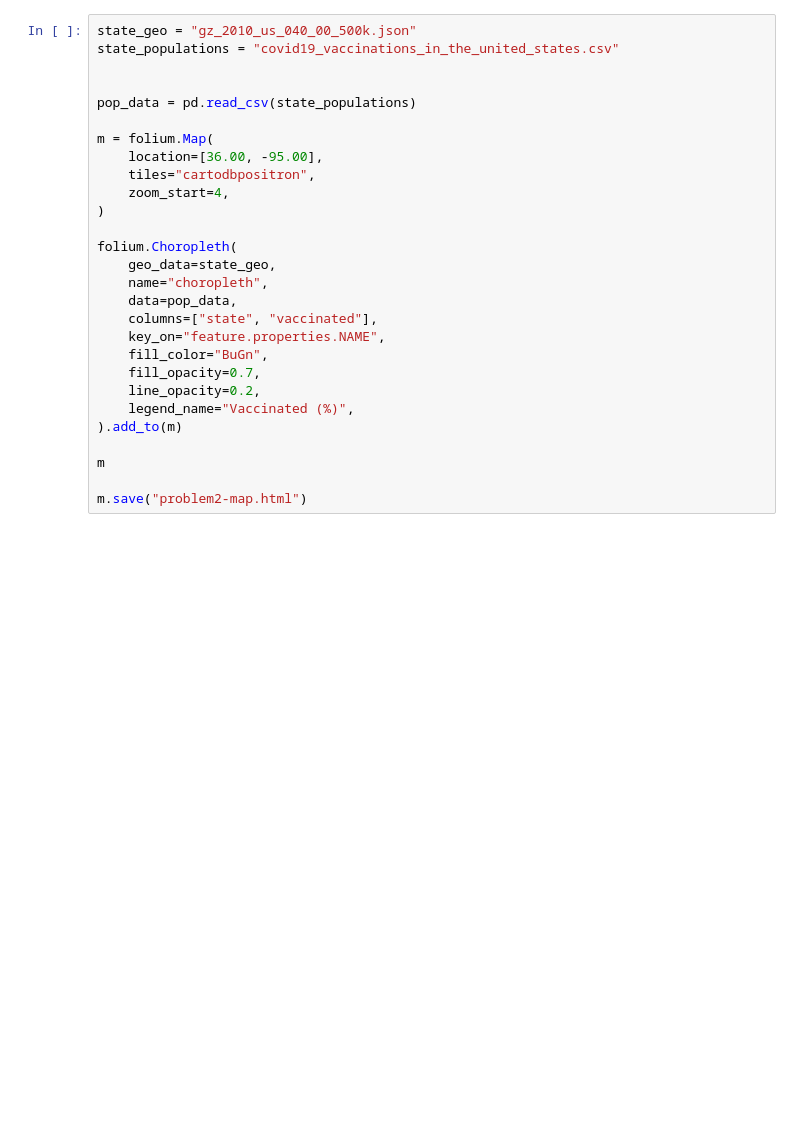
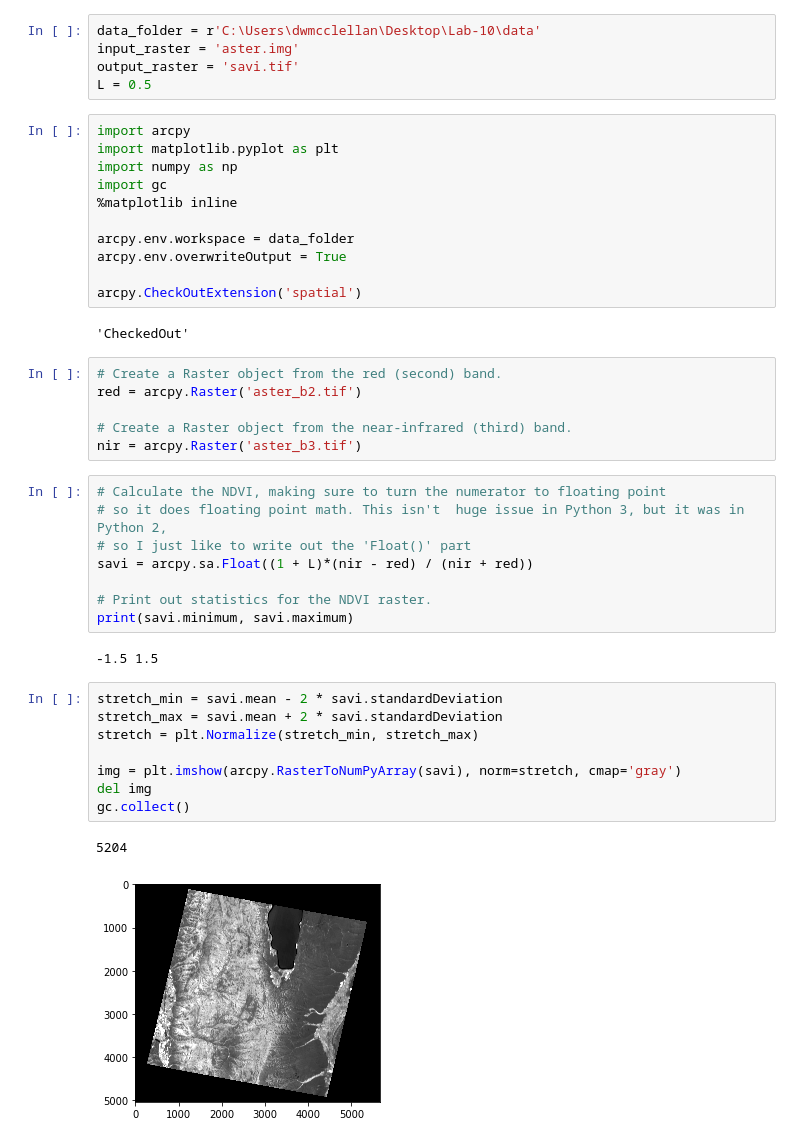
Before and after one commit to davidwmcclellan/GIS, a Jupyter notebook: problem2-DM.ipynb, the cells around one changed output. Saved outputs shown, nothing was run; the diff lists cells and outputs as text; blank space fills up the shorter version.

```diff
--- a/problem2-DM.ipynb
+++ b/problem2-DM.ipynb
@@ -11,28 +1,45 @@ ModuleNotFoundError: No module named 'folium'
-# %%
-state_geo = "gz_2010_us_040_00_500k.json"
-state_populations = "covid19_vaccinations_in_the_united_states.csv"
-
-
-pop_data = pd.read_csv(state_populations)
-
-m = folium.Map(
-    location=[36.00, -95.00],
-    tiles="cartodbpositron",
-    zoom_start=4,
-)
-
-folium.Choropleth(
-    geo_data=state_geo,
-    name="choropleth",
-    data=pop_data,
-    columns=["state", "vaccinated"],
-    key_on="feature.properties.NAME",
-    fill_color="BuGn",
-    fill_opacity=0.7,
-    line_opacity=0.2,
-    legend_name="Vaccinated (%)",
-).add_to(m)
-
-m
-
-m.save("problem2-map.html")
+# %%
+data_folder = r'C:\Users\dwmcclellan\Desktop\Lab-10\data'
+input_raster = 'aster.img'
+output_raster = 'savi.tif'
+L = 0.5
+# %%
+import arcpy
+import matplotlib.pyplot as plt
+import numpy as np
+import gc
+%matplotlib inline
+
+arcpy.env.workspace = data_folder
+arcpy.env.overwriteOutput = True
+
+arcpy.CheckOutExtension('spatial')
+# %% [output]
+'CheckedOut'
+# %%
+# Create a Raster object from the red (second) band.
+red = arcpy.Raster('aster_b2.tif')
+
+# Create a Raster object from the near-infrared (third) band.
+nir = arcpy.Raster('aster_b3.tif')
+# %%
+# Calculate the NDVI, making sure to turn the numerator to floating point
+# so it does floating point math. This isn't  huge issue in Python 3, but it was in Python 2,
+# so I just like to write out the 'Float()' part
+savi = arcpy.sa.Float((1 + L)*(nir - red) / (nir + red))
+
+# Print out statistics for the NDVI raster.
+print(savi.minimum, savi.maximum)
+# %% [output]
+-1.5 1.5
+# %%
+stretch_min = savi.mean - 2 * savi.standardDeviation
+stretch_max = savi.mean + 2 * savi.standardDeviation
+stretch = plt.Normalize(stretch_min, stretch_max)
+
+img = plt.imshow(arcpy.RasterToNumPyArray(savi), norm=stretch, cmap='gray')
+del img
+gc.collect()
+# %% [output]
+5204
+[figure, added]
```
Also changed, not shown: parts of 1 cell of this notebook, 7 other files.
